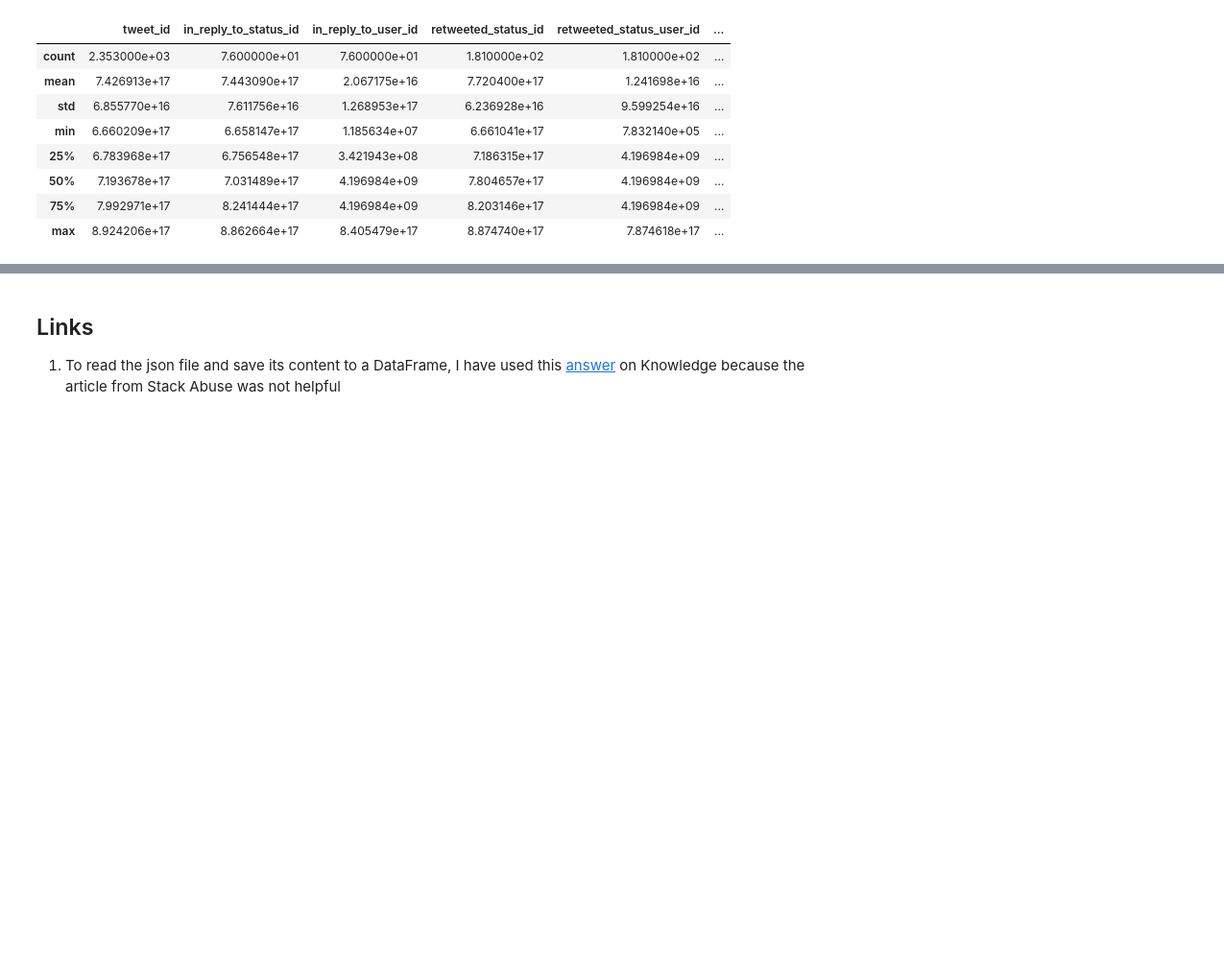
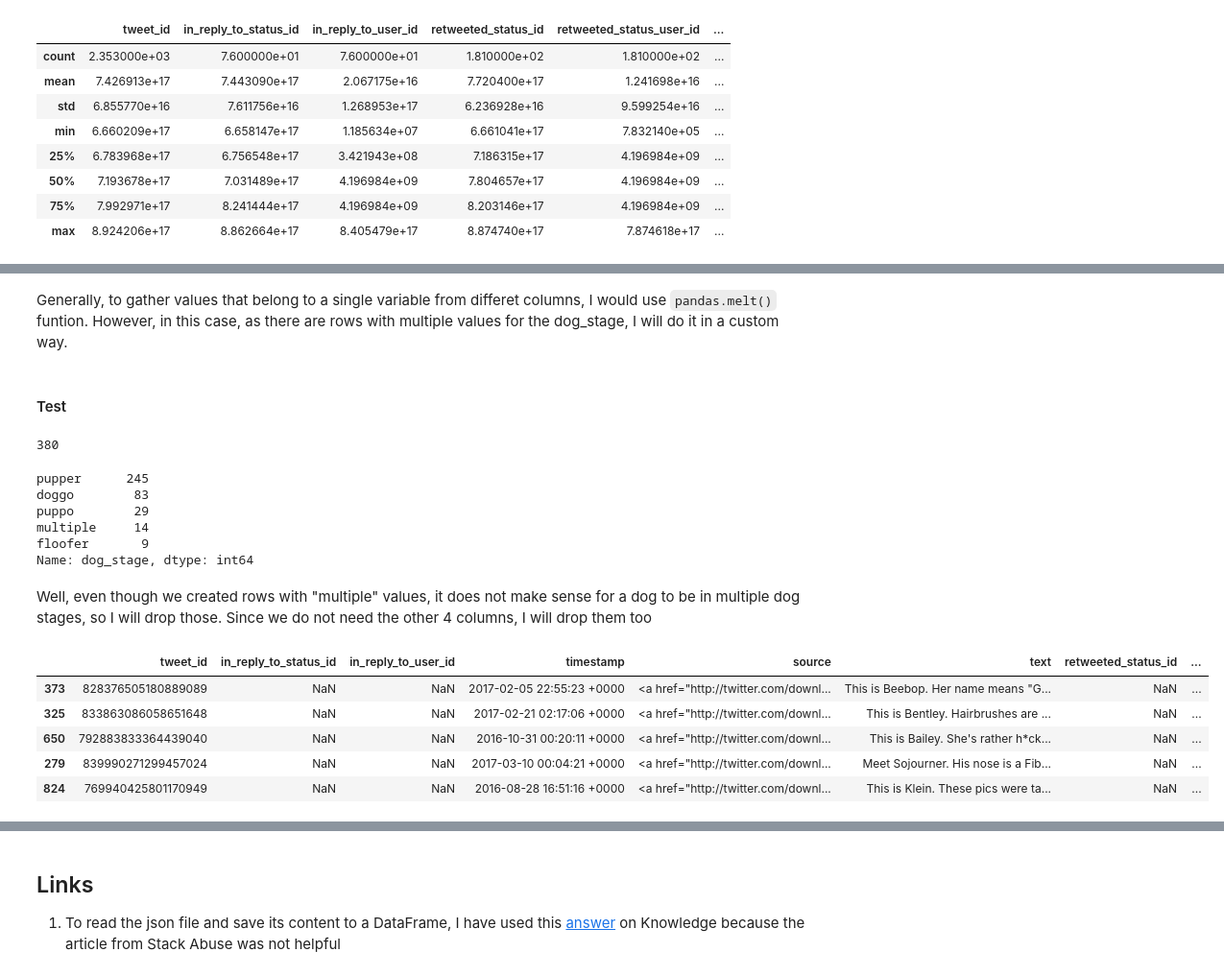
Before and after one commit to BexTuychiev/WeRateDogs_wrangle_analyze, a Jupyter notebook: wrangle_act.ipynb, the cells around one changed output, grey strips where cells are left out. Shown at 96% size. Cells and saved outputs as stored; diff of their text form; code cells hidden in the pictures; blank space fills up the shorter version.

```diff
--- a/wrangle_act.ipynb
+++ b/wrangle_act.ipynb
@@ -332,0 +367,2 @@ we_rd.describe()
+# %% [markdown]
+Generally, to gather values that belong to a single variable from differet columns, I would use `pandas.melt()` funtion. However, in this case, as there are rows with multiple values for the dog_stage, I will do it in a custom way.
@@ -332,0 +373,3 @@ we_rd.describe()
+# %%
+# Strip the nan strings from all values
+we_rd['dog_stage'] = we_rd['dog_stage'].str.strip('nan')
@@ -332,0 +396,17 @@ we_rd.describe()
+# %% [markdown]
+#### Test
+# %%
+we_rd.dog_stage.notnull().sum()
+# %% [output]
+380
+# %%
+we_rd.dog_stage.value_counts()
+# %% [output]
+pupper      245
+doggo        83
+puppo        29
+multiple     14
+floofer       9
+Name: dog_stage, dtype: int64
+# %% [markdown]
+Well, even though we created rows with "multiple" values, it does not make sense for a dog to be in multiple dog stages, so I will drop those. Since we do not need the other 4 columns, I will drop them too
@@ -332,0 +416,10 @@ we_rd.describe()
+# %%
+# Test
+we_rd.sample(5)
+# %% [output]
+|  | tweet_id | in_reply_to_status_id | in_reply_to_user_id | timestamp | source | text | retweeted_status_id | ... |
+| 373 | 828376505180889089 | NaN | NaN | 2017-02-05 22:55:23 +0000 | <a href="http://twitter.com/downl... | This is Beebop. Her name means "G... | NaN | ... |
+| 325 | 833863086058651648 | NaN | NaN | 2017-02-21 02:17:06 +0000 | <a href="http://twitter.com/downl... | This is Bentley. Hairbrushes are ... | NaN | ... |
+| 650 | 792883833364439040 | NaN | NaN | 2016-10-31 00:20:11 +0000 | <a href="http://twitter.com/downl... | This is Bailey. She's rather h*ck... | NaN | ... |
+| 279 | 839990271299457024 | NaN | NaN | 2017-03-10 00:04:21 +0000 | <a href="http://twitter.com/downl... | Meet Sojourner. His nose is a Fib... | NaN | ... |
+| 824 | 769940425801170949 | NaN | NaN | 2016-08-28 16:51:16 +0000 | <a href="http://twitter.com/downl... | This is Klein. These pics were ta... | NaN | ... |
```
Also changed, not shown: parts of 14 cells of this notebook.
